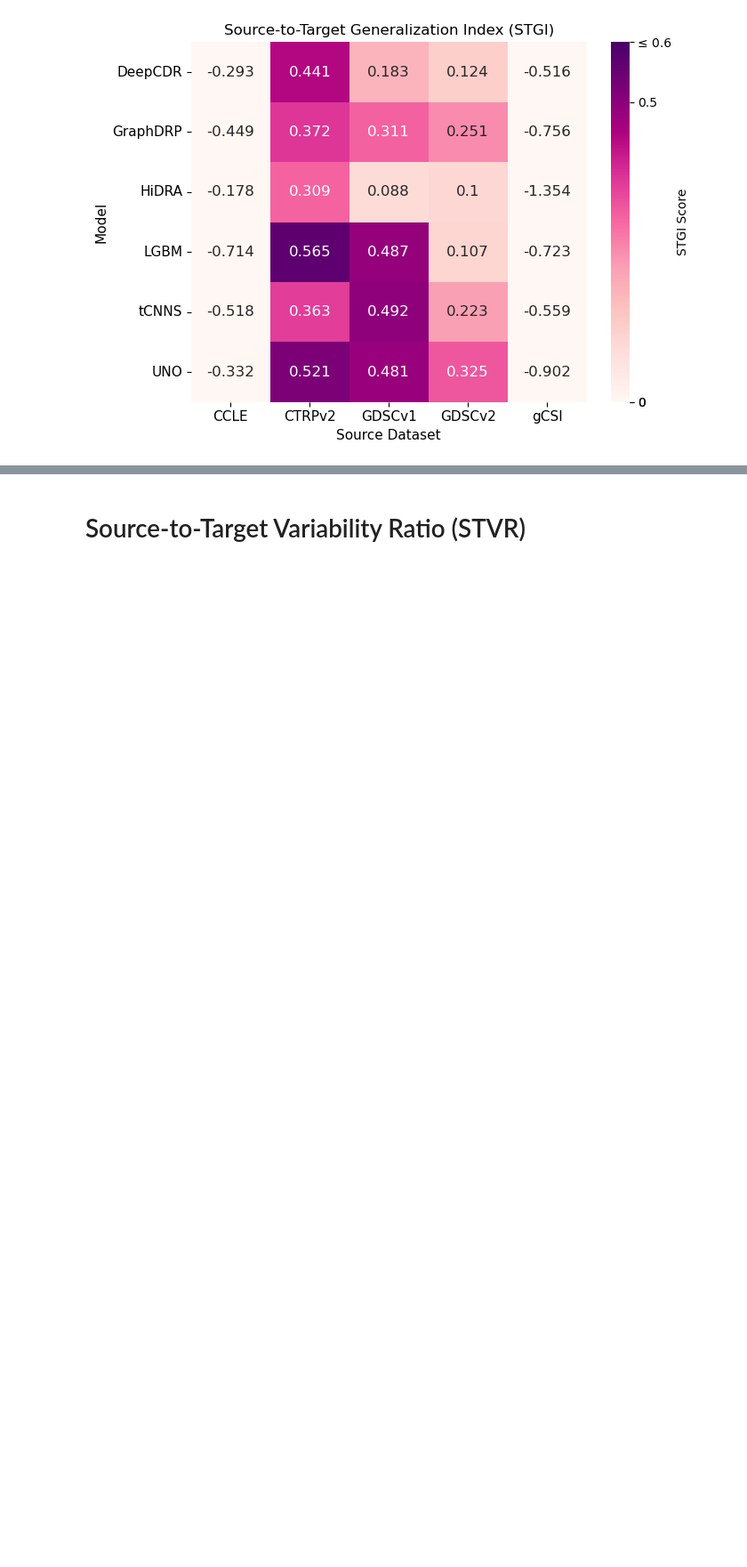
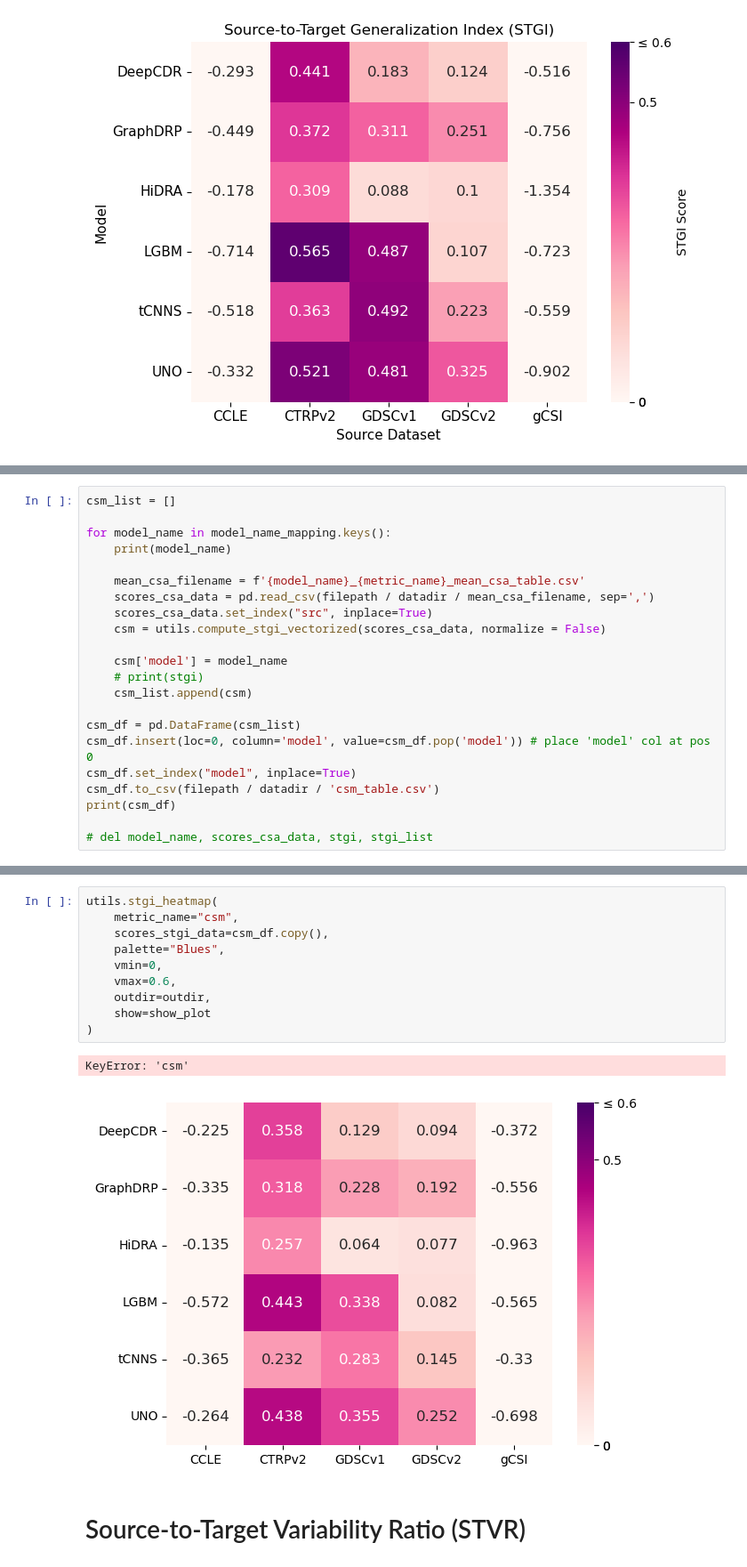
Before and after one commit to adpartin/cross-dataset-drp-paper, a Jupyter notebook: postprocess_plot.ipynb, the cells around one changed output, grey strips where cells are left out. Shown at 89% size. Saved outputs shown, nothing was run; the diff lists cells and outputs as text; blank space fills up the shorter version.

Commit message:
compute average across csa matrix
Start code that compute the average across csa matrix. This is similar
to STGI but w/o scaling on within-study performance.

```diff
--- a/postprocess_plot.ipynb
+++ b/postprocess_plot.ipynb
@@ -674,0 +677,22 @@ matplotlib.__version__
+# %%
+csm_list = []
+
+for model_name in model_name_mapping.keys():
+    print(model_name)
+
+    mean_csa_filename = f'{model_name}_{metric_name}_mean_csa_table.csv'
+    scores_csa_data = pd.read_csv(filepath / datadir / mean_csa_filename, sep=',')
+    scores_csa_data.set_index("src", inplace=True)
+    csm = utils.compute_stgi_vectorized(scores_csa_data, normalize = False)
+
+    csm['model'] = model_name
+    # print(stgi)
+    csm_list.append(csm)
+
+csm_df = pd.DataFrame(csm_list)
+csm_df.insert(loc=0, column='model', value=csm_df.pop('model')) # place 'model' col at pos 0
+csm_df.set_index("model", inplace=True)
+csm_df.to_csv(filepath / datadir / 'csm_table.csv')
+print(csm_df)
+
+# del model_name, scores_csa_data, stgi, stgi_list
@@ -675,3 +714,16 @@ matplotlib.__version__
+# %%
+utils.stgi_heatmap(
+    metric_name="csm",
+    scores_stgi_data=csm_df.copy(),
+    palette="Blues",
+    vmin=0,
+    vmax=0.6,
+    outdir=outdir,
+    show=show_plot
+)
+# %% [output]
+KeyError: 'csm'
+[figure, added]
 # %% [markdown]
 # Source-to-Target Variability Ratio (STVR)
 # %%
```
Also changed, not shown: parts of 5 cells of this notebook, 1 other file.
